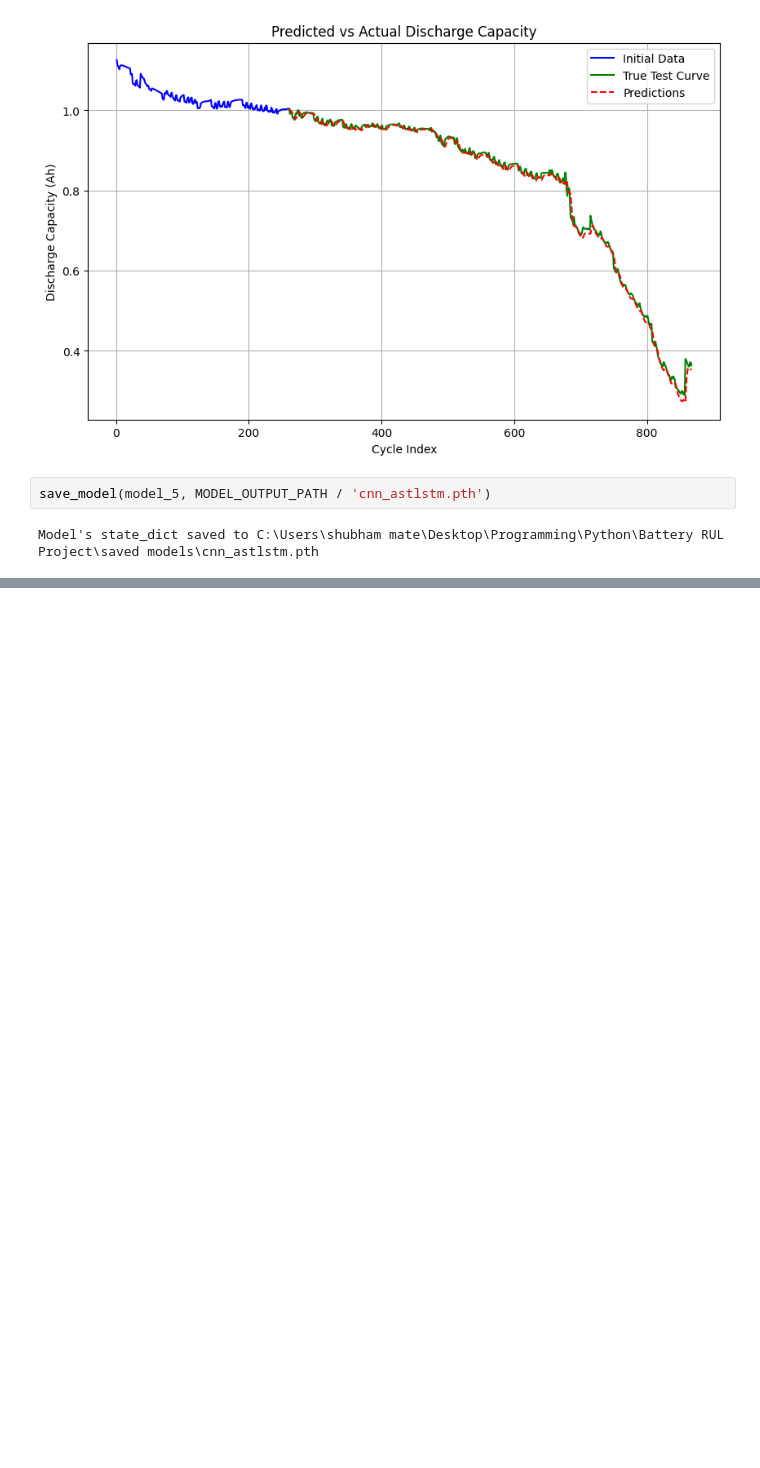
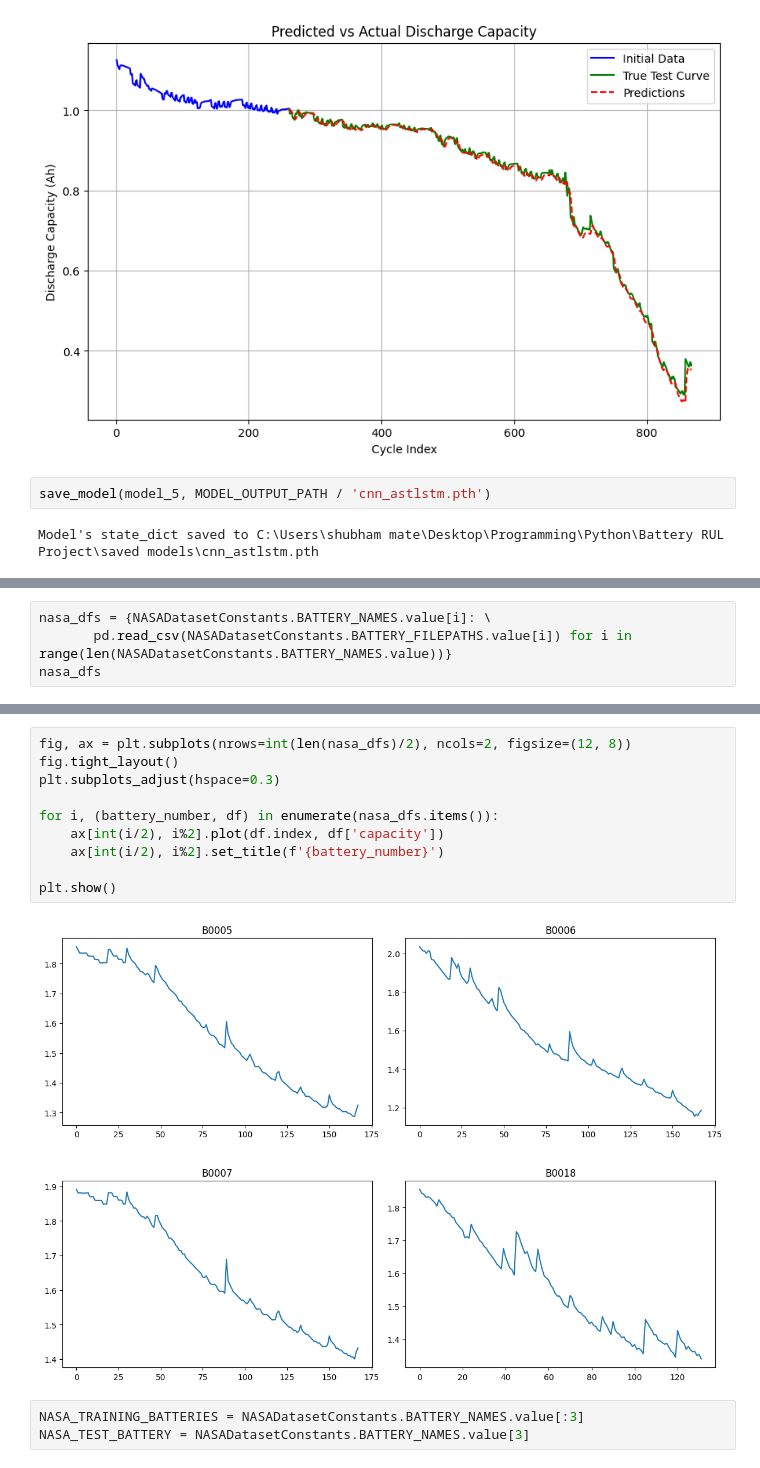
Before and after one commit to Shubham-Mate/Battery-RUL-Prediction, a Jupyter notebook: Paper Reproduction.ipynb, the cells around one changed output, grey strips where cells are left out. Saved outputs shown, nothing was run; the diff lists cells and outputs as text; blank space fills up the shorter version.

Commit message:
Added Results on NASA Dataset

```diff
--- a/Paper Reproduction.ipynb
+++ b/Paper Reproduction.ipynb
@@ -569,0 +397,4 @@ Model's state_dict saved to C:\Users\shubham mate\Desktop\Programming\Python\Bat
+# %%
+nasa_dfs = {NASADatasetConstants.BATTERY_NAMES.value[i]: \
+       pd.read_csv(NASADatasetConstants.BATTERY_FILEPATHS.value[i]) for i in range(len(NASADatasetConstants.BATTERY_NAMES.value))}
+nasa_dfs
@@ -569,0 +419,15 @@ Model's state_dict saved to C:\Users\shubham mate\Desktop\Programming\Python\Bat
+# %%
+fig, ax = plt.subplots(nrows=int(len(nasa_dfs)/2), ncols=2, figsize=(12, 8))
+fig.tight_layout()
+plt.subplots_adjust(hspace=0.3)
+
+for i, (battery_number, df) in enumerate(nasa_dfs.items()):
+    ax[int(i/2), i%2].plot(df.index, df['capacity'])
+    ax[int(i/2), i%2].set_title(f'{battery_number}')
+
+plt.show()
+# %% [output]
+[figure, added]
+# %%
+NASA_TRAINING_BATTERIES = NASADatasetConstants.BATTERY_NAMES.value[:3]
+NASA_TEST_BATTERY = NASADatasetConstants.BATTERY_NAMES.value[3]
```
Also changed, not shown: parts of 44 cells of this notebook, 4 other files.
